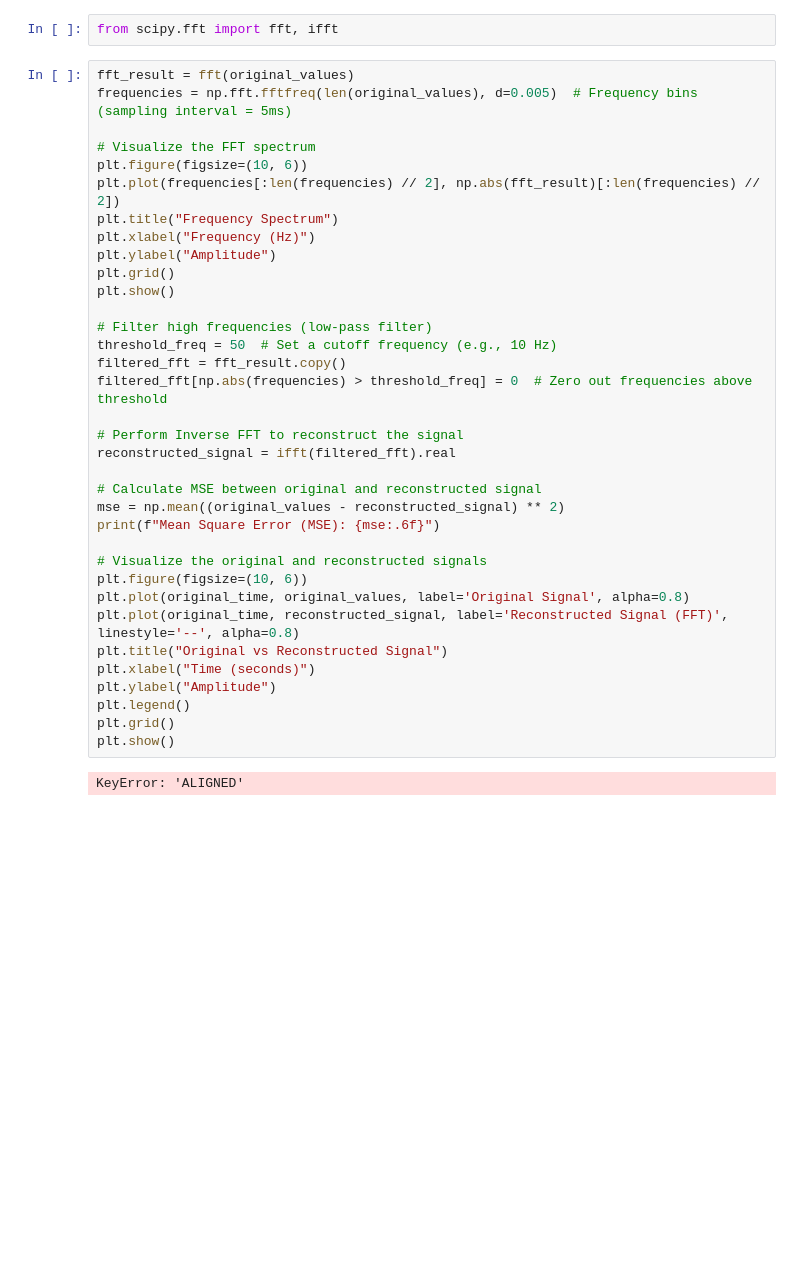
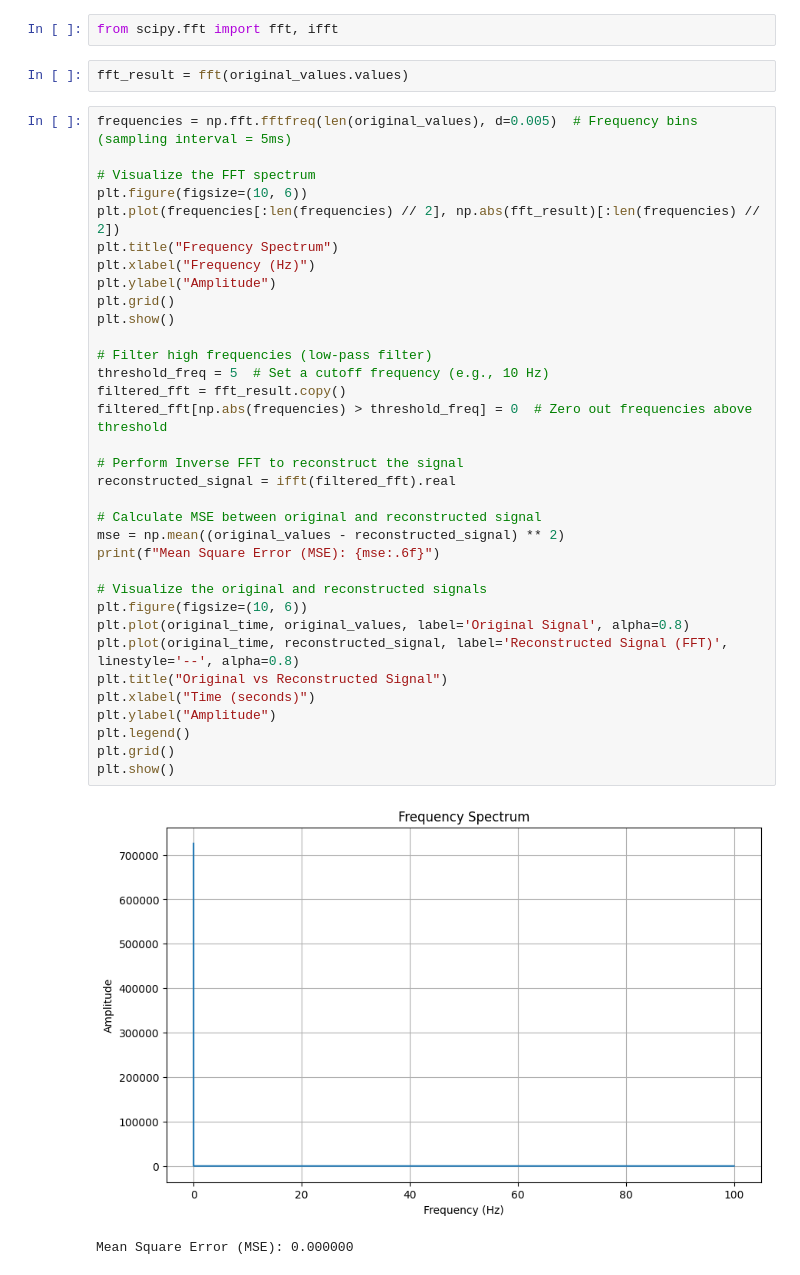
Before and after one commit to Thomas-Lohith/industry_time_series, a Jupyter notebook: MSE_downsampling_rates.ipynb, the cells around one changed output. Drawn from its saved outputs; the diff is of its cells as text; blank space fills up the shorter version.

Commit message:
mse_downsampling in frequency domain using fft and ifft

```diff
--- a/MSE_downsampling_rates.ipynb
+++ b/MSE_downsampling_rates.ipynb
@@ -120,39 +120,41 @@ plt.show()
 # %%
 from scipy.fft import fft, ifft
+# %%
+fft_result = fft(original_values.values)
 # %%
-fft_result = fft(original_values)
 frequencies = np.fft.fftfreq(len(original_values), d=0.005)  # Frequency bins (sampling interval = 5ms)
 
 # Visualize the FFT spectrum
 plt.figure(figsize=(10, 6))
 plt.plot(frequencies[:len(frequencies) // 2], np.abs(fft_result)[:len(frequencies) // 2])
 plt.title("Frequency Spectrum")
 plt.xlabel("Frequency (Hz)")
 plt.ylabel("Amplitude")
 plt.grid()
 plt.show()
 
 # Filter high frequencies (low-pass filter)
-threshold_freq = 50  # Set a cutoff frequency (e.g., 10 Hz)
+threshold_freq = 5  # Set a cutoff frequency (e.g., 10 Hz)
 filtered_fft = fft_result.copy()
 filtered_fft[np.abs(frequencies) > threshold_freq] = 0  # Zero out frequencies above threshold
 
 # Perform Inverse FFT to reconstruct the signal
 reconstructed_signal = ifft(filtered_fft).real
 
 # Calculate MSE between original and reconstructed signal
 mse = np.mean((original_values - reconstructed_signal) ** 2)
 print(f"Mean Square Error (MSE): {mse:.6f}")
 
 # Visualize the original and reconstructed signals
 plt.figure(figsize=(10, 6))
 plt.plot(original_time, original_values, label='Original Signal', alpha=0.8)
 plt.plot(original_time, reconstructed_signal, label='Reconstructed Signal (FFT)', linestyle='--', alpha=0.8)
 plt.title("Original vs Reconstructed Signal")
 plt.xlabel("Time (seconds)")
 plt.ylabel("Amplitude")
 plt.legend()
 plt.grid()
 plt.show()
 # %% [output]
+[figure, added]
-KeyError: 'ALIGNED'
+Mean Square Error (MSE): 0.000000
```
Also changed, not shown: parts of 7 cells of this notebook.
